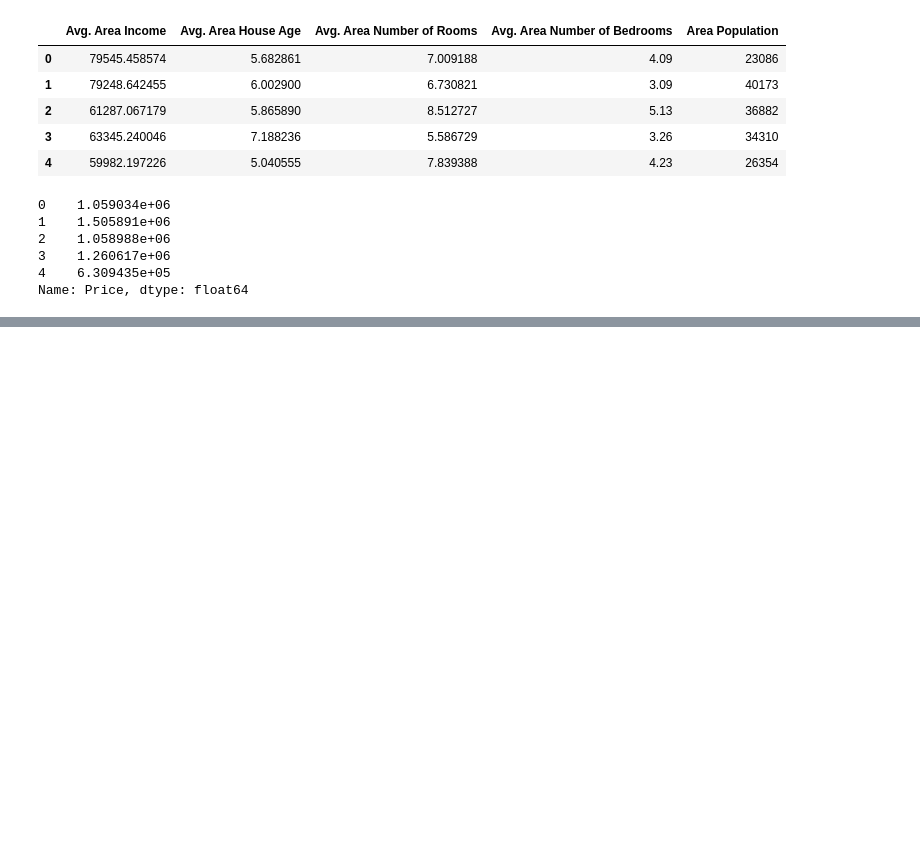
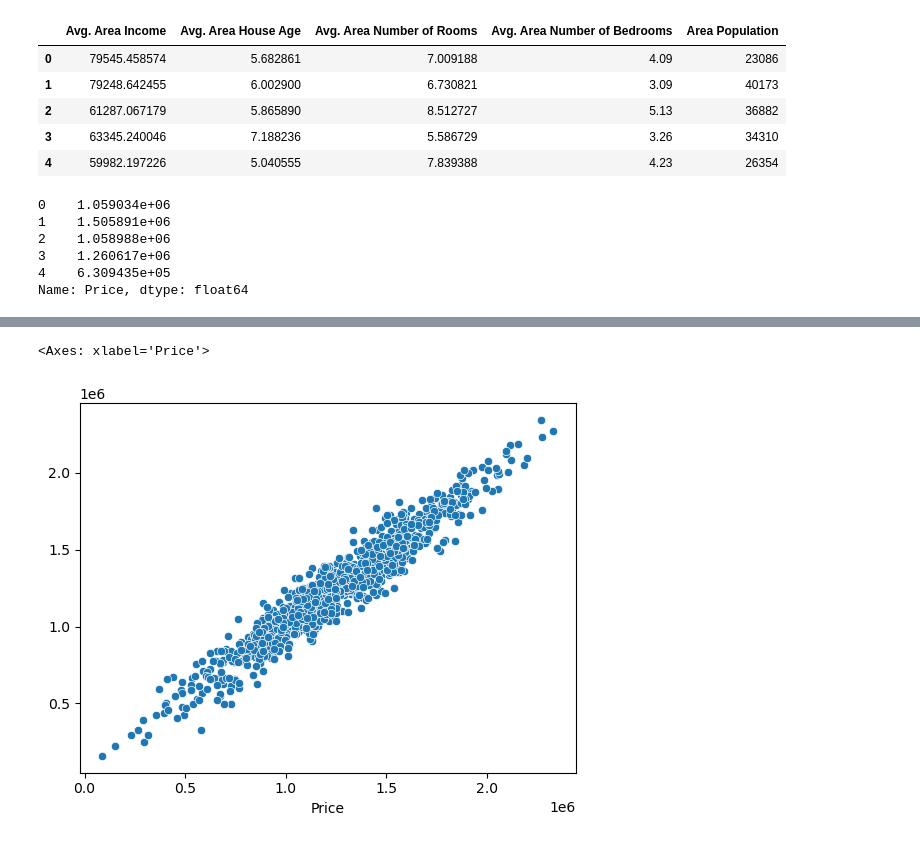
Before and after one commit to sahriyar70/Ai-ML, a Jupyter notebook: linear Regression/intro.ipynb, the cells around one changed output, grey strips where cells are left out. Cells and saved outputs as stored; diff of their text form; code cells hidden in the pictures; blank space fills up the shorter version.

Commit message:
linear Regression model

```diff
--- a/linear Regression/intro.ipynb
+++ b/linear Regression/intro.ipynb
@@ -90,4 +89,4 @@ terget.head()
 4    6.309435e+05
 Name: Price, dtype: float64
 # %%
- X_train, X_test, y_train, y_test = train_test_split(features, terget)
+ X_train, X_test, y_train, y_test = train_test_split(features, terget, random_state=101,train_size=0.8)
@@ -93,0 +111,4 @@ Name: Price, dtype: float64
+# %%
+from sklearn.linear_model import LinearRegression
+model = LinearRegression()
+model.fit(X_train, y_train)
@@ -93,0 +155,5 @@ Name: Price, dtype: float64
+# %%
+sns.scatterplot(x=y_test, y=model.predict(X_test))
+# %% [output]
+<Axes: xlabel='Price'>
+[figure, added]
```
Also changed, not shown: parts of 11 cells of this notebook.
